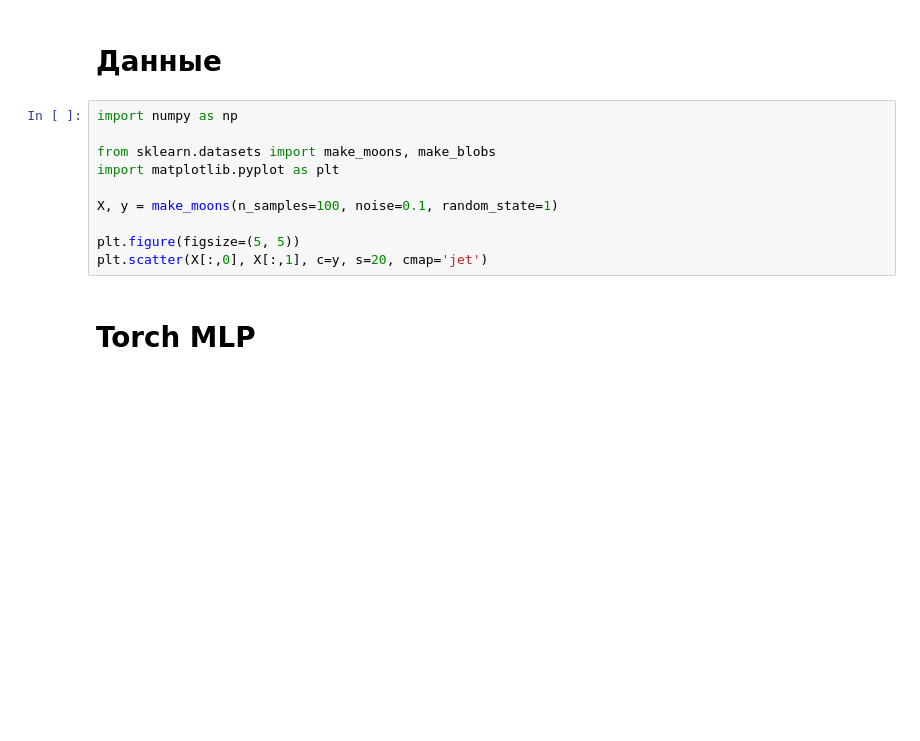
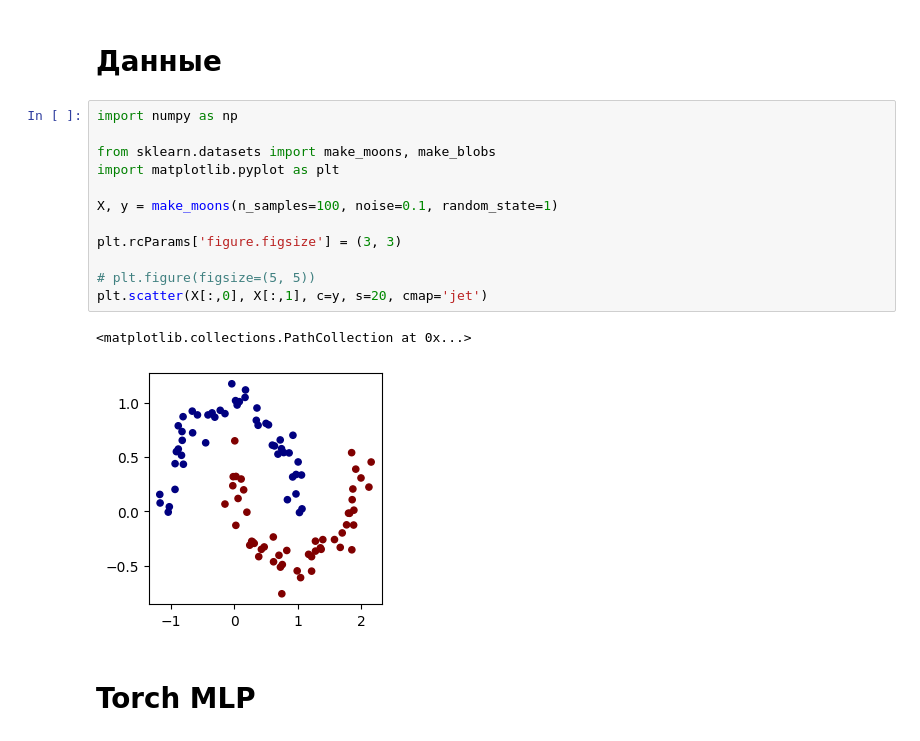
Before and after one commit to fintech-dl-hse/course, a Jupyter notebook: seminars/01_seminar_mlp_autograd.ipynb, the cells around one changed output. Drawn from its saved outputs; the diff is of its cells as text; blank space fills up the shorter version.

```diff
--- a/seminars/01_seminar_mlp_autograd.ipynb
+++ b/seminars/01_seminar_mlp_autograd.ipynb
@@ -148,13 +208,18 @@ print(f"Shapes: {a.shape} + {b.shape} → {result.shape}")
 # %%
 import numpy as np
 
 from sklearn.datasets import make_moons, make_blobs
 import matplotlib.pyplot as plt
 
 X, y = make_moons(n_samples=100, noise=0.1, random_state=1)
 
-plt.figure(figsize=(5, 5))
+plt.rcParams['figure.figsize'] = (3, 3)
+
+# plt.figure(figsize=(5, 5))
 plt.scatter(X[:,0], X[:,1], c=y, s=20, cmap='jet')
+# %% [output]
+<matplotlib.collections.PathCollection at 0x...>
+[figure, added]
 # %% [markdown]
 # Torch MLP
 # %% [markdown]
```
Also changed, not shown: parts of 30 cells of this notebook, 2 other files.
